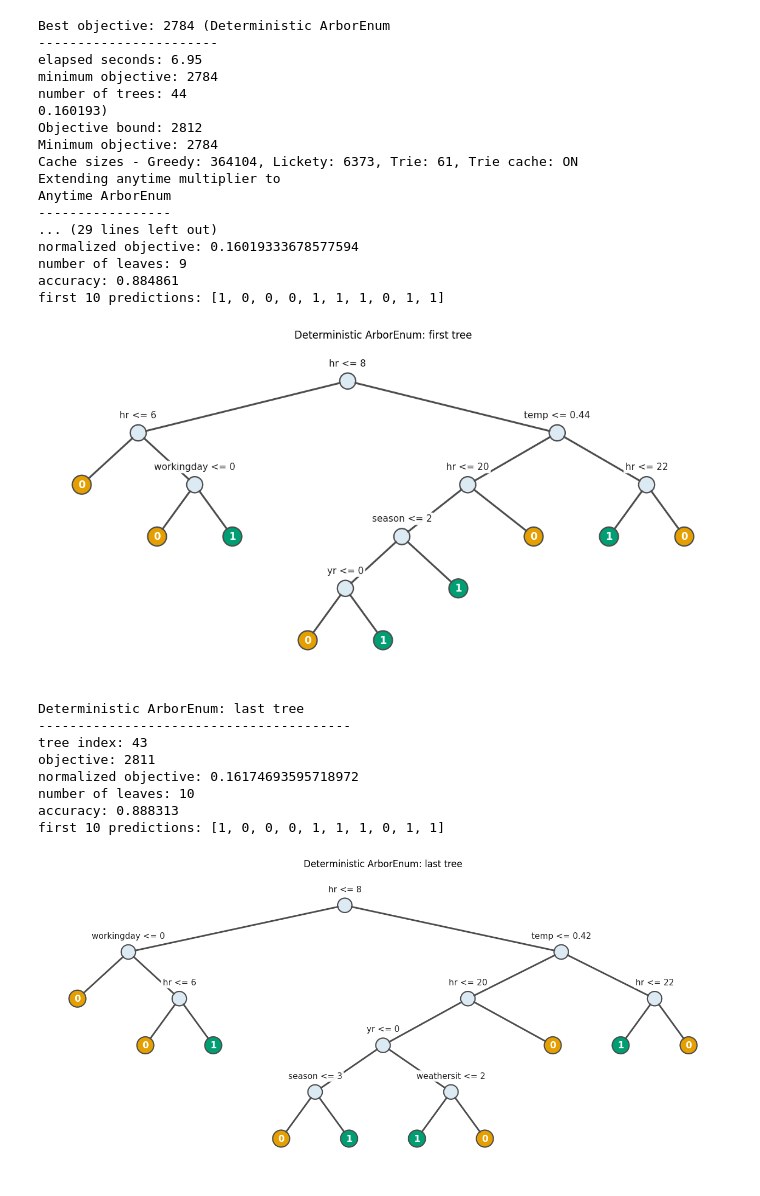
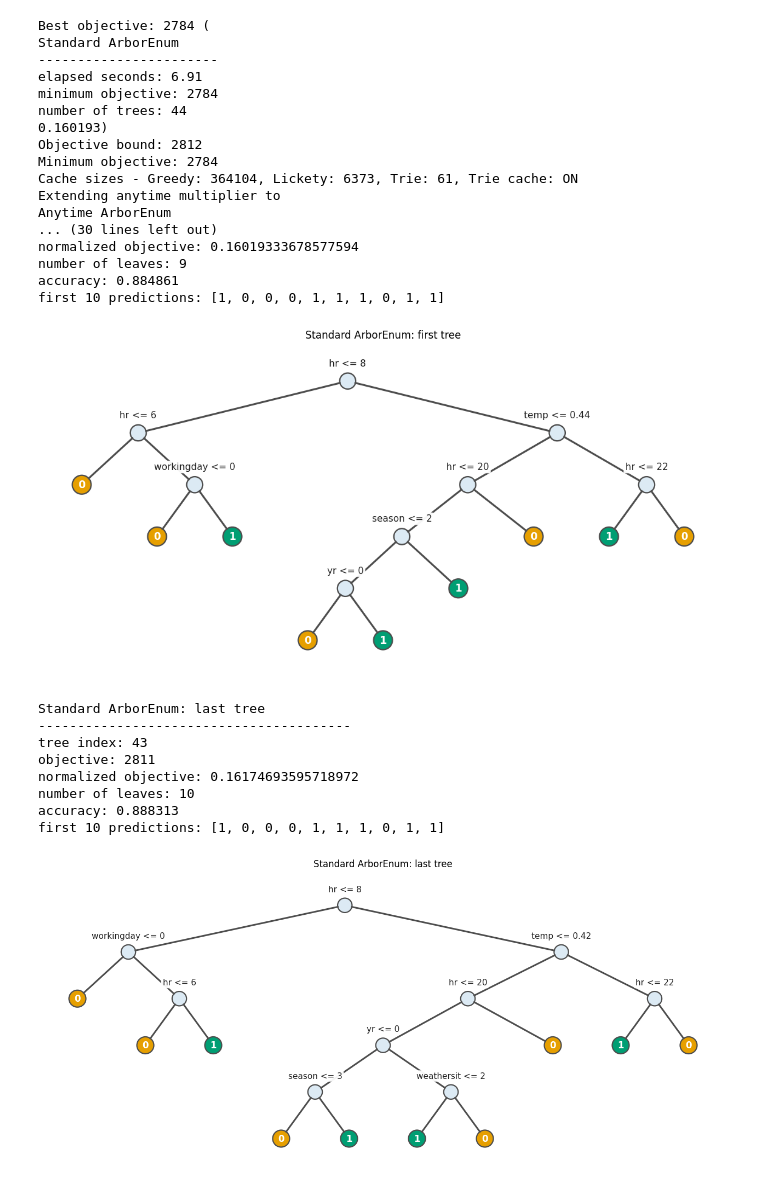
Before and after one commit to zakk-h/ArborEnum, a Jupyter notebook: examples/example.ipynb, the cells around one changed output. Drawn from its saved outputs; the diff is of its cells as text; code cells hidden in the pictures.

```diff
--- a/examples/example.ipynb
+++ b/examples/example.ipynb
@@ -1,5 +1,5 @@
 # %%
-# Example showing the main deterministic and anytime ways to run ArborEnum.
+# Example showing the main and anytime ways to run ArborEnum.
 
 import time
 
@@ -25,17 +25,17 @@ X = df
 
 
 # ============================================================
-# Deterministic algorithm
+# Standard algorithm
 # ============================================================
 
-deterministic_model = ArborEnum()
+standard_model = ArborEnum()
 
 start = time.perf_counter()
 
 # We recommend keeping all of these parameters for a high-quality approximation.
 # Only change lambda_reg, depth_budget, and rashomon_mult depending on what Rashomon set you want
 # If you want an exact Rashomon set, use "continuous" for proxy_mode and lookahead_k = depth_budget-1
-deterministic_model.fit(
+standard_model.fit(
     X,
     y,
 
@@ -71,19 +71,19 @@ deterministic_model.fit(
     key_mode="hash",
 )
 
-deterministic_elapsed = time.perf_counter() - start
+standard_elapsed = time.perf_counter() - start
 
 print()
-print("Deterministic ArborEnum")
+print("Standard ArborEnum")
 print("-----------------------")
-print("elapsed seconds:", f"{deterministic_elapsed:.2f}")
+print("elapsed seconds:", f"{standard_elapsed:.2f}")
 print(
     "minimum objective:",
-    deterministic_model.get_min_objective(),
+    standard_model.get_min_objective(),
 )
 print(
     "number of trees:",
-    deterministic_model.count_trees(),
+    standard_model.count_trees(),
 )
 
 
@@ -104,10 +104,10 @@ anytime_model.fit(
     X,
     y,
 
-    # Use the anytime algorithm rather than the deterministic algorithm.
+    # Use the anytime algorithm rather than the standard algorithm.
     early_stopping=True,
 
-    # Same core settings as the deterministic run.
+    # Same core settings as the standard run.
     proxy_mode="hybrid",
     lambda_reg=0.005,
     depth_budget=5,
@@ -161,7 +161,7 @@ print(
 # ============================================================
 
 for model, model_name in [
-    (deterministic_model, "Deterministic ArborEnum"),
+    (standard_model, "Standard ArborEnum"),
     (anytime_model, "Anytime ArborEnum"),
 ]:
     # trees are in sorted order of objective value, the first tree is the best tree
@@ -200,39 +200,39 @@ for model, model_name in [
         print("objective:", objective)
         print("normalized objective:", normalized_objective)
         print("number of leaves:", model.get_tree_num_leaves(tree_index))
         print("accuracy:", f"{accuracy:.6f}")
         print(
             "first 10 predictions:",
             predictions[:10].tolist(),
         )
 
         model.plot_tree(
             tree_index,
             title=f"{model_name}: {tree_name}",
             show=True,
         )
 
 plt.show()
 # %% [output]
-Best objective: 2784 (Deterministic ArborEnum
+Best objective: 2784 (
+Standard ArborEnum
 -----------------------
-elapsed seconds: 6.95
+elapsed seconds: 6.91
 minimum objective: 2784
 number of trees: 44
 0.160193)
 Objective bound: 2812
 Minimum objective: 2784
 Cache sizes - Greedy: 364104, Lickety: 6373, Trie: 61, Trie cache: ON
 Extending anytime multiplier to
 Anytime ArborEnum
------------------
-... (29 lines left out)
+... (30 lines left out)
 normalized objective: 0.16019333678577594
 number of leaves: 9
 accuracy: 0.884861
 first 10 predictions: [1, 0, 0, 0, 1, 1, 1, 0, 1, 1]
-[figure, old version]
+[figure, new version]
-Deterministic ArborEnum: last tree
+Standard ArborEnum: last tree
 ----------------------------------------
 tree index: 43
 objective: 2811
@@ -240,7 +240,7 @@ normalized objective: 0.16174693595718972
 number of leaves: 10
 accuracy: 0.888313
 first 10 predictions: [1, 0, 0, 0, 1, 1, 1, 0, 1, 1]
-[figure, old version]
+[figure, new version]
 Anytime ArborEnum: first tree
 ----------------------------------------
 tree index: 0
```
Also changed, not shown: parts of 2 cells of this notebook, 2 other files.
